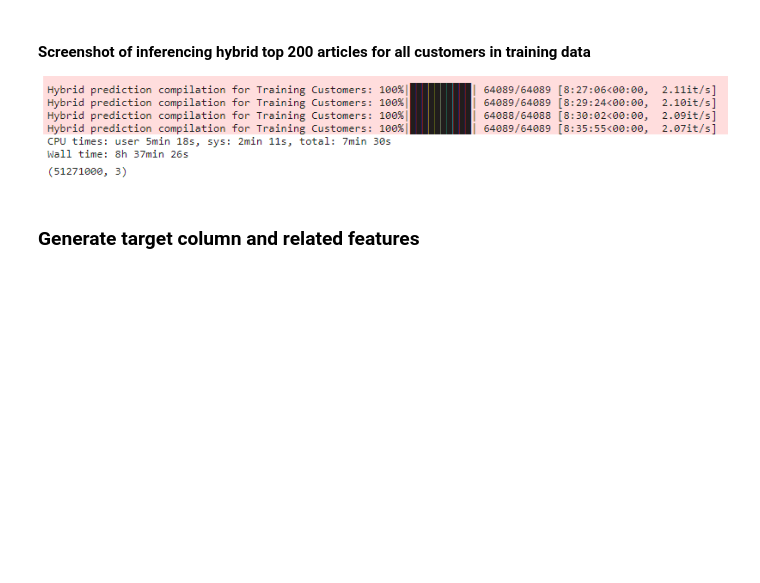
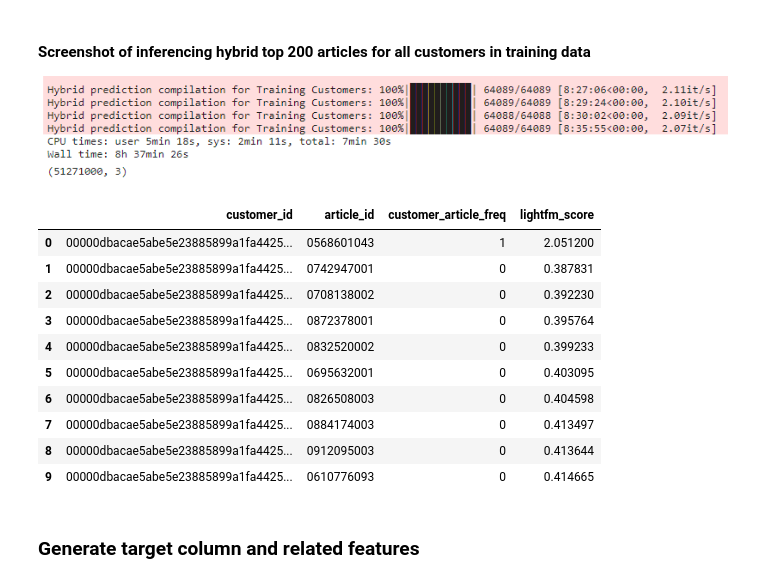
Before and after one commit to ManashJKonwar/Kaggle-HM-Recommender, a Jupyter notebook: hm-hybrid-training.ipynb, the cells around one changed output. Saved outputs shown, nothing was run; the diff lists cells and outputs as text; code cells hidden in the pictures; blank space fills up the shorter version.

Commit message:
Kaggle Notebook | H&M_Hybrid_Training | Version 19

```diff
--- a/hm-hybrid-training.ipynb
+++ b/hm-hybrid-training.ipynb
@@ -193,8 +244,4 @@ test_transaction_data.rename({'t_dat': 't_count'}, axis=1, inplace=True)
 # %%
-train_val_merge_transaction_data = train_transaction_data[train_transaction_data.article_id.isin(test_transaction_data.article_id.unique())]
-train_top_articles = train_val_merge_transaction_data.sort_values(['customer_id', 't_count'], ascending=False).groupby(['customer_id']).head(12)
-test_top_articles = test_transaction_data.sort_values(['customer_id', 't_count'], ascending=False).groupby(['customer_id']).head(12)
-
 # Overall highly sold articles
 overall_top_articles = train_top_articles.groupby(['article_id'], as_index = False)['t_count'].sum().sort_values(['t_count'])['article_id'][-12:].values
 overall_top_articles = overall_top_articles[::-1]
@@ -235,0 +274,13 @@ array(['0751471001', '0706016001', '0915526001', '0751471043',
+# %%
+train_transaction_data_copy = train_transaction_data.copy()
+train_transaction_data_copy = pd.merge(train_transaction_data_copy, customer_data_copy[['customer_id','age_bins']], how='left', on='customer_id')
+age_category_top_12_articles_dict = {}
+
+for age_bin_cat in customer_data_copy.age_bins.unique():
+    print(age_bin_cat)
+    intermediate_train_transactions_data = train_transaction_data_copy.loc[train_transaction_data_copy.age_bins.isin([age_bin_cat])]
+    print(intermediate_train_transactions_data.shape)
+    age_bin_top_articles = intermediate_train_transactions_data.groupby(['article_id'], as_index = False)['t_count'].sum().sort_values(['t_count'])['article_id'][-12:].values
+    age_category_top_12_articles_dict[age_bin_cat] = age_bin_top_articles[::-1]
+
+age_category_top_12_articles_dict[np.nan] = overall_top_articles
@@ -253,10 +341,16 @@ def perform_cross_validation():
     for customer in tqdm.tqdm(train_top_articles.customer_id.unique(), desc='Evaluating Simple Algorithm'):
 
         predict_n_articles = train_top_articles[train_top_articles.customer_id.isin([customer])]['article_id'].values[:12]
-        actual_n_articles = test_top_articles[test_top_articles.customer_id.isin([customer])]['article_id'].values[:12]
+        actual_n_articles = val_top_articles[val_top_articles.customer_id.isin([customer])]['article_id'].values[:12]
+
+        customer_extract = customer_data_copy[customer_data_copy.customer_id.isin([customer])].reset_index(drop=True)
+        if len(customer_extract)>0:
+            overall_top_articles_list = age_category_top_12_articles_dict.get(customer_extract.age_bins[0])
+        else:
+            overall_top_articles_list = copy.deepcopy(overall_top_articles)
 
         if len(predict_n_articles) < 12:
-            predict_n_articles = list(predict_n_articles[:len(predict_n_articles)]) + list(overall_top_articles[:12 - len(predict_n_articles)])
+            predict_n_articles = list(predict_n_articles[:len(predict_n_articles)]) + list(overall_top_articles_list[:12 - len(predict_n_articles)])
 
         preds.append(list(predict_n_articles))
         trues.append(list(actual_n_articles))
@@ -742,8 +848,20 @@ Wall time: 10.2 s
 #### Screenshot of inferencing hybrid top 200 articles for all customers in training data
 ![image.png](attachment:fd4662bf-2bd3-4449-8583-303773b55dc0.png)
 # %%
-# hybrid_top_200_predictions_df = pd.merge(hybrid_top_200_predictions_df, lightfm_top_200_predictions_df[['customer_id','article_id', 'lightfm_score']], how='left', on=['customer_id','article_id'])
-# hybrid_top_200_predictions_df.head(10)
+hybrid_top_200_predictions_df = pd.merge(hybrid_top_200_predictions_df, lightfm_top_200_predictions_df[['customer_id','article_id', 'lightfm_score']], how='left', on=['customer_id','article_id'])
+hybrid_top_200_predictions_df.head(10)
+# %% [output]
+|  | customer_id | article_id | customer_article_freq | lightfm_score |
+| 0 | 00000dbacae5abe5e23885899a1fa4425... | 0568601043 | 1 | 2.051200 |
+| 1 | 00000dbacae5abe5e23885899a1fa4425... | 0742947001 | 0 | 0.387831 |
+| 2 | 00000dbacae5abe5e23885899a1fa4425... | 0708138002 | 0 | 0.392230 |
+| 3 | 00000dbacae5abe5e23885899a1fa4425... | 0872378001 | 0 | 0.395764 |
+| 4 | 00000dbacae5abe5e23885899a1fa4425... | 0832520002 | 0 | 0.399233 |
+| 5 | 00000dbacae5abe5e23885899a1fa4425... | 0695632001 | 0 | 0.403095 |
+| 6 | 00000dbacae5abe5e23885899a1fa4425... | 0826508003 | 0 | 0.404598 |
+| 7 | 00000dbacae5abe5e23885899a1fa4425... | 0884174003 | 0 | 0.413497 |
+| 8 | 00000dbacae5abe5e23885899a1fa4425... | 0912095003 | 0 | 0.413644 |
+| 9 | 00000dbacae5abe5e23885899a1fa4425... | 0610776093 | 0 | 0.414665 |
 # %% [markdown]
 ### Generate target column and related features
 # %%
```
Also changed, not shown: parts of 86 cells of this notebook.
